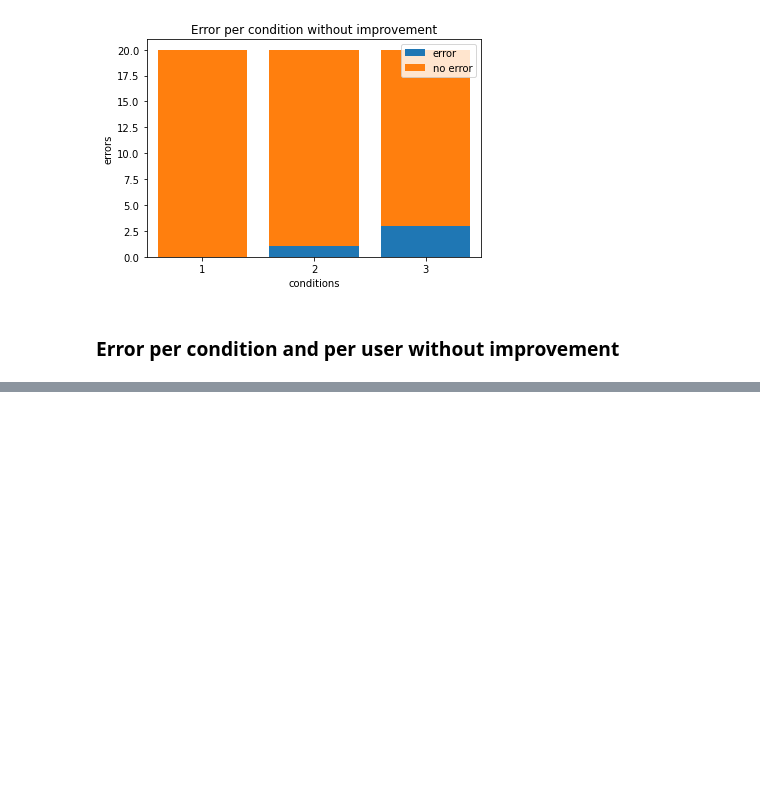
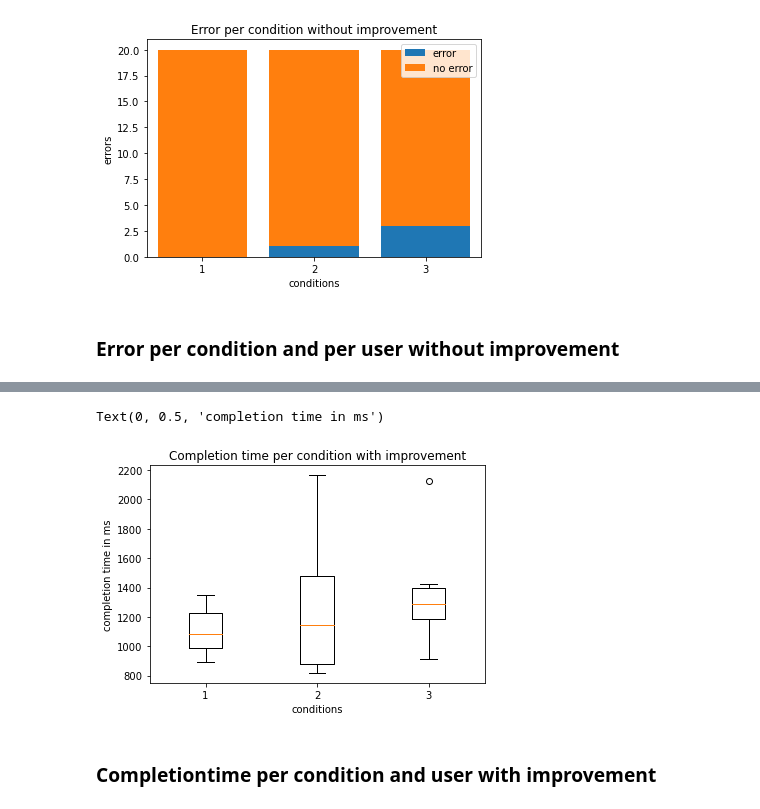
Before and after one commit to ITT-21SS-UR/assignment-04-jt, a Jupyter notebook: pointing_technique_experiment/pointing_technique_experiment.ipynb, the cells around one changed output, grey strips where cells are left out. Cells and saved outputs as stored; diff of their text form; code cells hidden in the pictures; blank space fills up the shorter version.

```diff
--- a/Jupyter/pointing_technique_experiment.ipynb
+++ b/pointing_technique_experiment/pointing_technique_experiment.ipynb
@@ -220,0 +257,14 @@ plt.legend()
+# %%
+cond1_impr_true = df_cond1['completion_time (ms)'][df_cond1['improvement'] == True]
+cond2_impr_true = df_cond2['completion_time (ms)'][df_cond2['improvement'] == True]
+cond3_impr_true = df_cond3['completion_time (ms)'][df_cond3['improvement'] == True]
+# %%
+plt.boxplot([cond1_impr_true, cond2_impr_true, cond3_impr_true])
+plt.title('Completion time per condition with improvement')
+plt.xlabel('conditions')
+plt.ylabel('completion time in ms')
+# %% [output]
+Text(0, 0.5, 'completion time in ms')
+[figure, added]
+# %% [markdown]
+### Completiontime per condition and user with improvement
```
Also changed, not shown: parts of 18 cells of this notebook, 16 other files.
